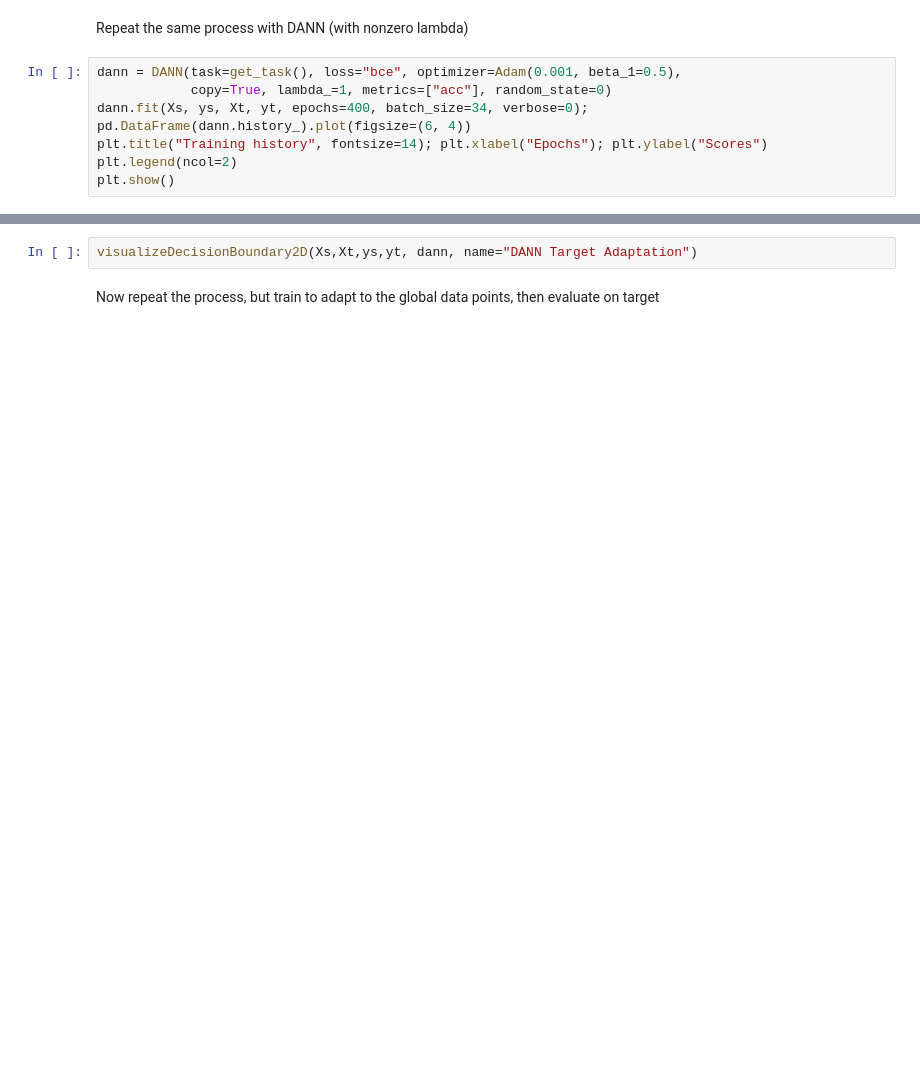
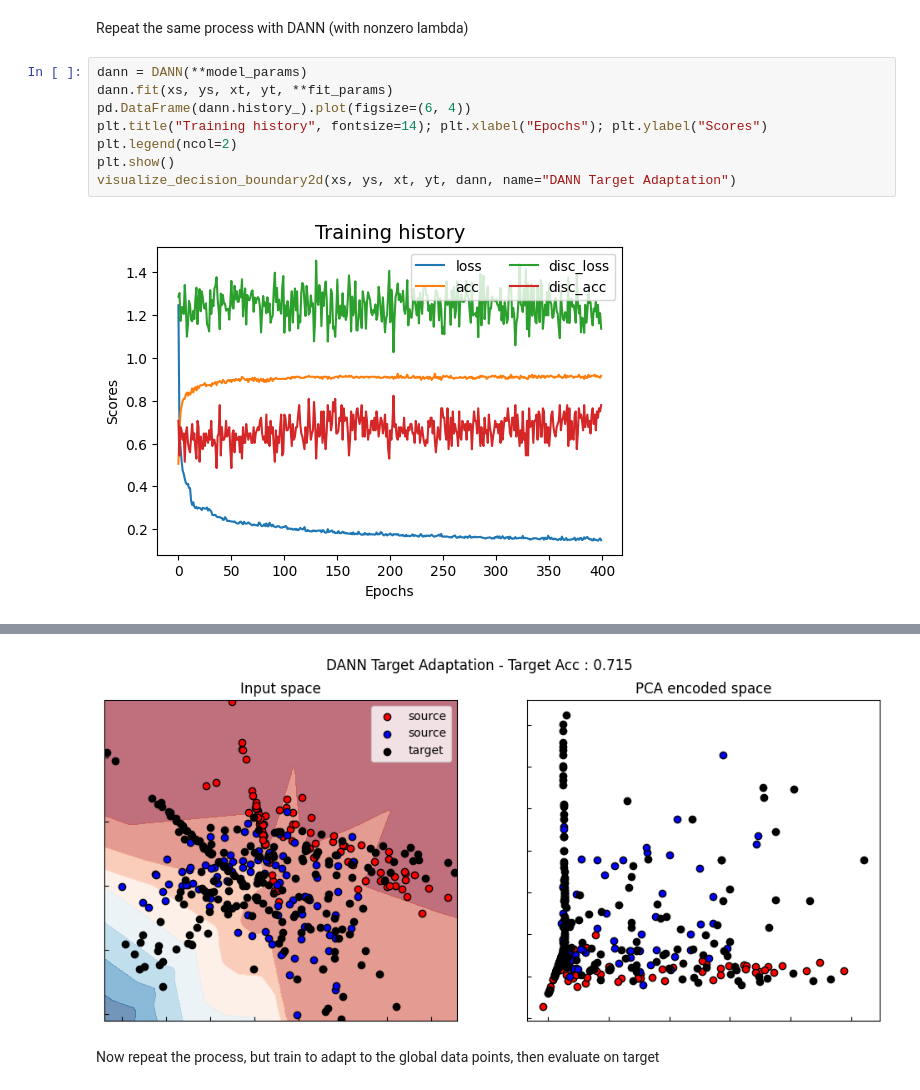
Before and after one commit to EWitting/global-domain-adapation, a Jupyter notebook: simpletestrun.ipynb, the cells around one changed output, grey strips where cells are left out. Drawn from its saved outputs; the diff is of its cells as text; blank space fills up the shorter version.

```diff
--- a/simpletestrun.ipynb
+++ b/simpletestrun.ipynb
@@ -57,10 +50,12 @@ visualizeDecisionBoundary2D(Xs,Xt,ys,yt, src_only, name="Source Only")
 # %% [markdown]
 Repeat the same process with DANN (with nonzero lambda)
 # %%
-dann = DANN(task=get_task(), loss="bce", optimizer=Adam(0.001, beta_1=0.5),
-            copy=True, lambda_=1, metrics=["acc"], random_state=0)
-dann.fit(Xs, ys, Xt, yt, epochs=400, batch_size=34, verbose=0);
+dann = DANN(**model_params)
+dann.fit(xs, ys, xt, yt, **fit_params)
 pd.DataFrame(dann.history_).plot(figsize=(6, 4))
 plt.title("Training history", fontsize=14); plt.xlabel("Epochs"); plt.ylabel("Scores")
 plt.legend(ncol=2)
 plt.show()
+visualize_decision_boundary2d(xs, ys, xt, yt, dann, name="DANN Target Adaptation")
+# %% [output]
+[figure, added]
@@ -67,5 +64,4 @@ plt.show()
+[figure, added]
-# %%
-visualizeDecisionBoundary2D(Xs,Xt,ys,yt, dann, name="DANN Target Adaptation")
 # %% [markdown]
 Now repeat the process, but train to adapt to the global data points, then evaluate on target
 # %%
```
Also changed, not shown: parts of 10 cells of this notebook, 9 other files.
